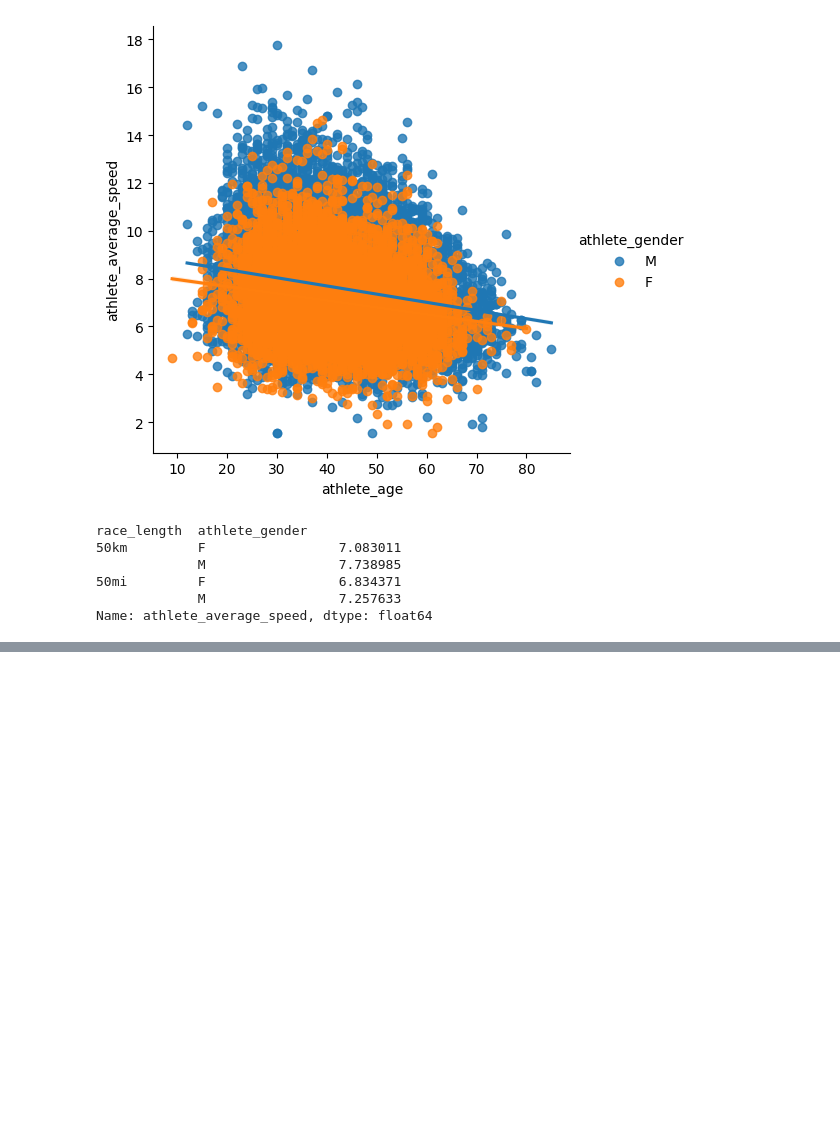
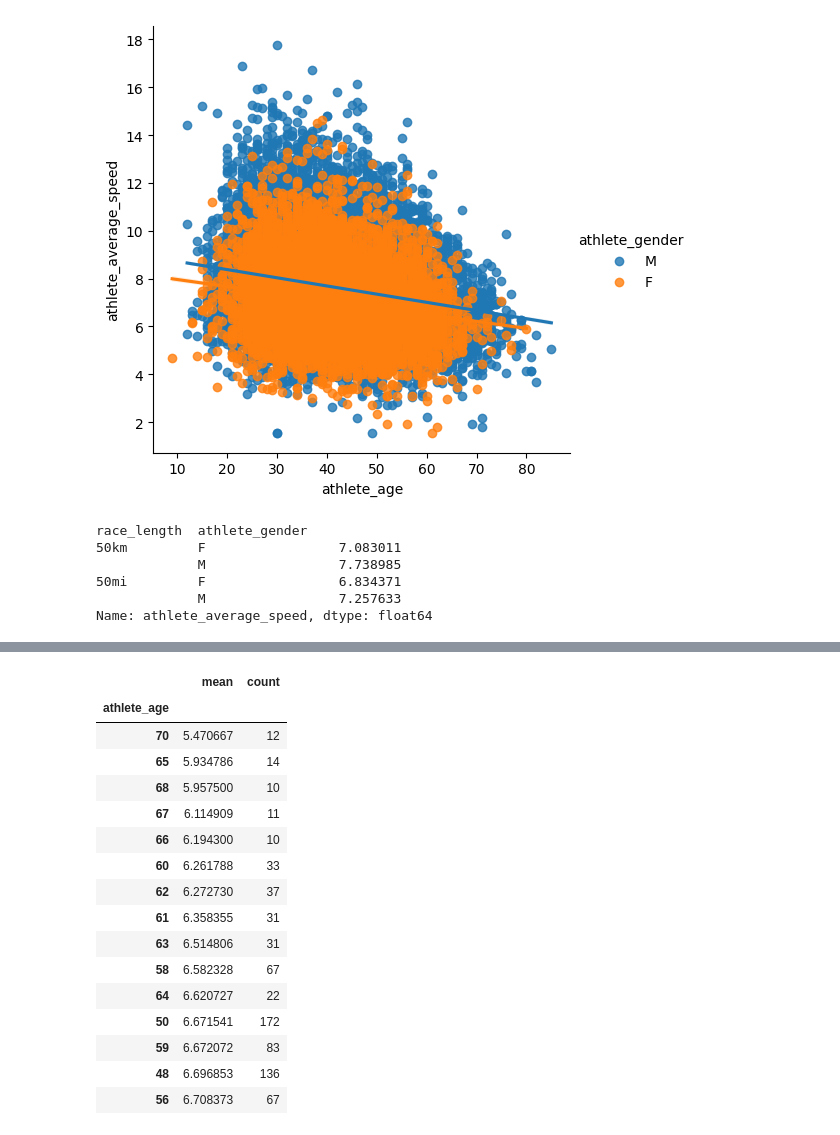
Before and after one commit to fatemehmohammadi78/EDA_Marathon_Running, a Jupyter notebook: marathon.ipynb, the cells around one changed output, grey strips where cells are left out. Drawn from its saved outputs; the diff is of its cells as text; code cells hidden in the pictures; blank space fills up the shorter version.

```diff
--- a/marathon.ipynb
+++ b/marathon.ipynb
@@ -283,0 +303,21 @@ Name: athlete_average_speed, dtype: float64
+# %%
+# what age groups are the worst in the 50m race(10 + race min)
+df1.query('race_length == "50mi"').groupby("athlete_age")["athlete_average_speed"].agg(["mean" , "count"]).sort_values(by = "mean" , ascending = True).query("count > 9").head(15)
+# %% [output]
+|  | mean | count |
+| athlete_age |  |  |
+| 70 | 5.470667 | 12 |
+| 65 | 5.934786 | 14 |
+| 68 | 5.957500 | 10 |
+| 67 | 6.114909 | 11 |
+| 66 | 6.194300 | 10 |
+| 60 | 6.261788 | 33 |
+| 62 | 6.272730 | 37 |
+| 61 | 6.358355 | 31 |
+| 63 | 6.514806 | 31 |
+| 58 | 6.582328 | 67 |
+| 64 | 6.620727 | 22 |
+| 50 | 6.671541 | 172 |
+| 59 | 6.672072 | 83 |
+| 48 | 6.696853 | 136 |
+| 56 | 6.708373 | 67 |
```
Also changed, not shown: parts of 7 cells of this notebook.
